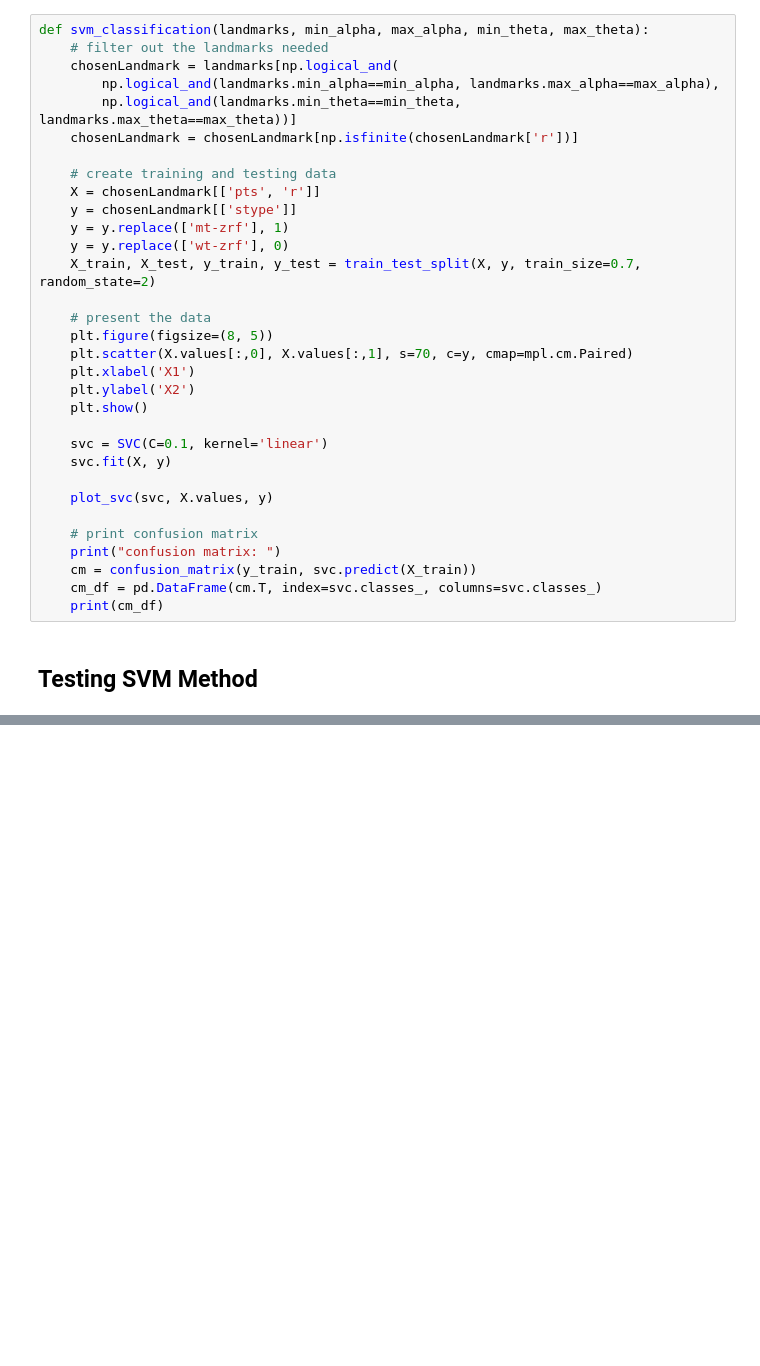
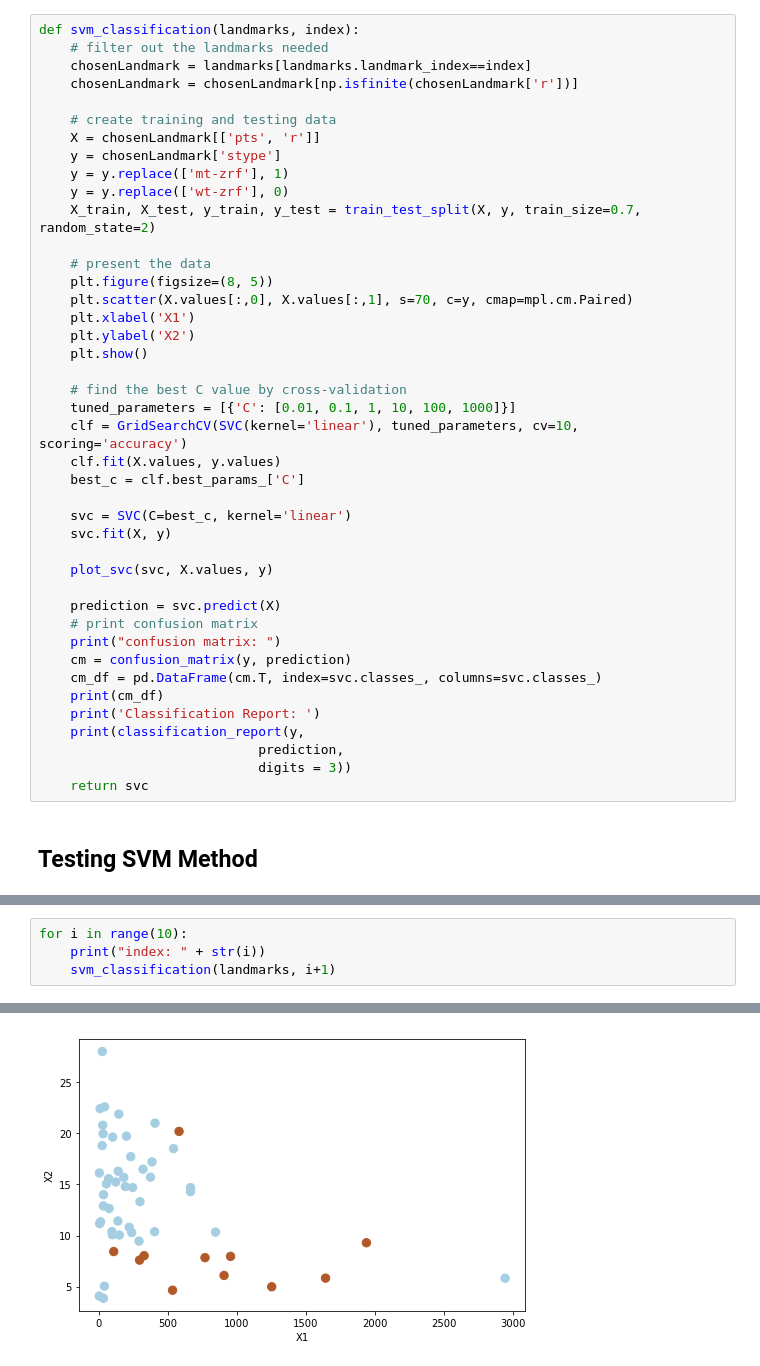
Before and after one commit to liwencong1995/SDS-Capstone-Zebrafish, a Jupyter notebook: svm.ipynb, the cells around one changed output, grey strips where cells are left out. Drawn from its saved outputs; the diff is of its cells as text; blank space fills up the shorter version.

```diff
--- a/svm.ipynb
+++ b/svm.ipynb
@@ -43,16 +40,14 @@ landmarks.head()
 # %% [markdown]
 ## SVM Method
 # %%
-def svm_classification(landmarks, min_alpha, max_alpha, min_theta, max_theta):
+def svm_classification(landmarks, index):
     # filter out the landmarks needed
-    chosenLandmark = landmarks[np.logical_and(
-        np.logical_and(landmarks.min_alpha==min_alpha, landmarks.max_alpha==max_alpha),
-        np.logical_and(landmarks.min_theta==min_theta, landmarks.max_theta==max_theta))]
+    chosenLandmark = landmarks[landmarks.landmark_index==index]
     chosenLandmark = chosenLandmark[np.isfinite(chosenLandmark['r'])]
 
     # create training and testing data
     X = chosenLandmark[['pts', 'r']]
-    y = chosenLandmark[['stype']]
+    y = chosenLandmark['stype']
     y = y.replace(['mt-zrf'], 1)
     y = y.replace(['wt-zrf'], 0)
     X_train, X_test, y_train, y_test = train_test_split(X, y, train_size=0.7, random_state=2)
@@ -64,15 +59,27 @@ def svm_classification(landmarks, min_alpha, max_alpha, min_theta, max_theta):
     plt.ylabel('X2')
     plt.show()
 
-    svc = SVC(C=0.1, kernel='linear')
+    # find the best C value by cross-validation
+    tuned_parameters = [{'C': [0.01, 0.1, 1, 10, 100, 1000]}]
+    clf = GridSearchCV(SVC(kernel='linear'), tuned_parameters, cv=10, scoring='accuracy')
+    clf.fit(X.values, y.values)
+    best_c = clf.best_params_['C']
+
+    svc = SVC(C=best_c, kernel='linear')
     svc.fit(X, y)
 
     plot_svc(svc, X.values, y)
 
+    prediction = svc.predict(X)
     # print confusion matrix
     print("confusion matrix: ")
-    cm = confusion_matrix(y_train, svc.predict(X_train))
+    cm = confusion_matrix(y, prediction)
     cm_df = pd.DataFrame(cm.T, index=svc.classes_, columns=svc.classes_)
     print(cm_df)
+    print('Classification Report: ')
+    print(classification_report(y,
+                            prediction,
+                            digits = 3))
+    return svc
 # %% [markdown]
 ## Testing SVM Method
@@ -88,0 +86,5 @@ confusion matrix:
+# %%
+for i in range(10):
+    print("index: " + str(i))
+    svm_classification(landmarks, i+1)
+# %% [output]
@@ -88,0 +92 @@ confusion matrix:
+[figure, added]
```
Also changed, not shown: parts of 8 cells of this notebook.
